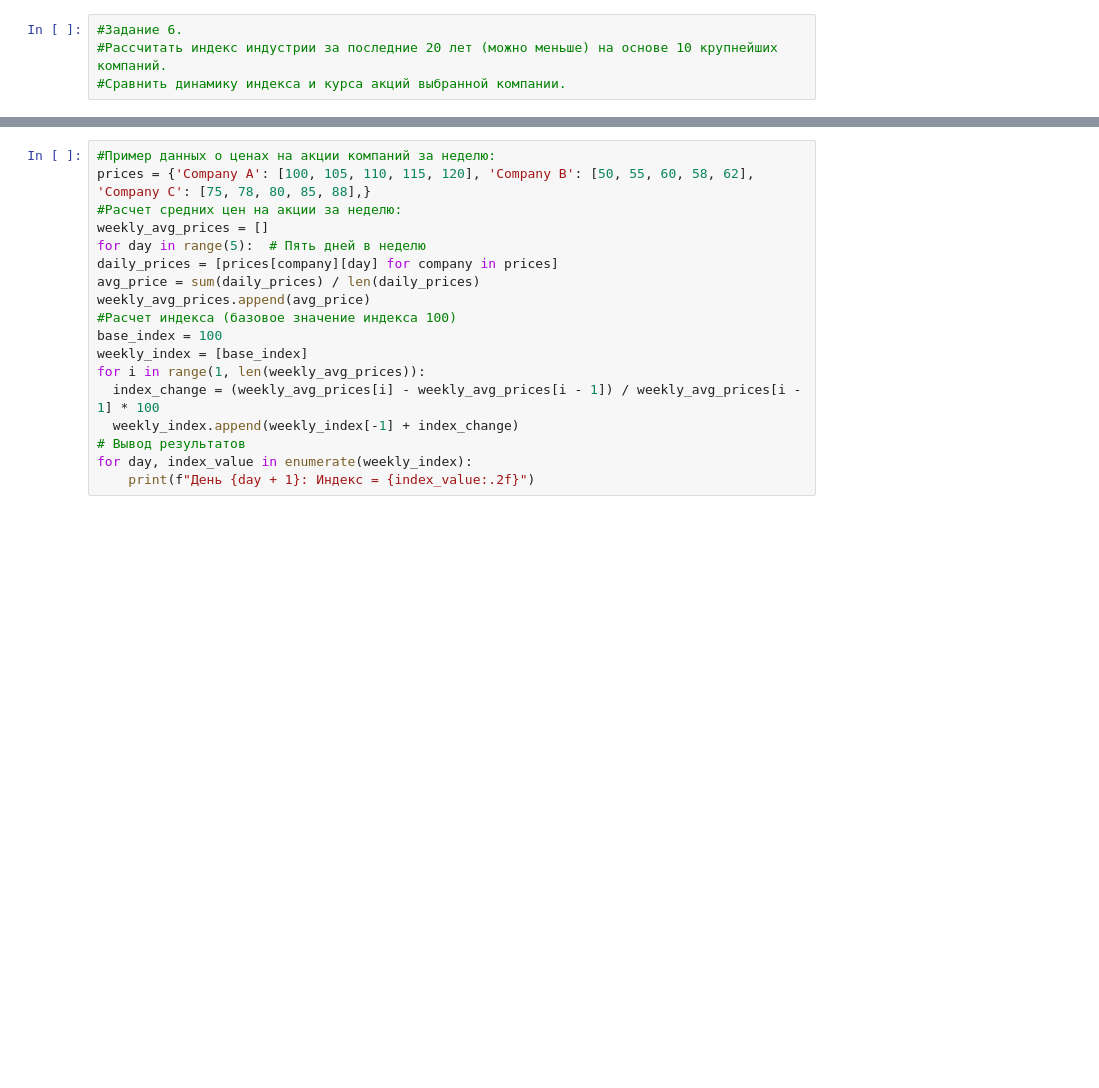
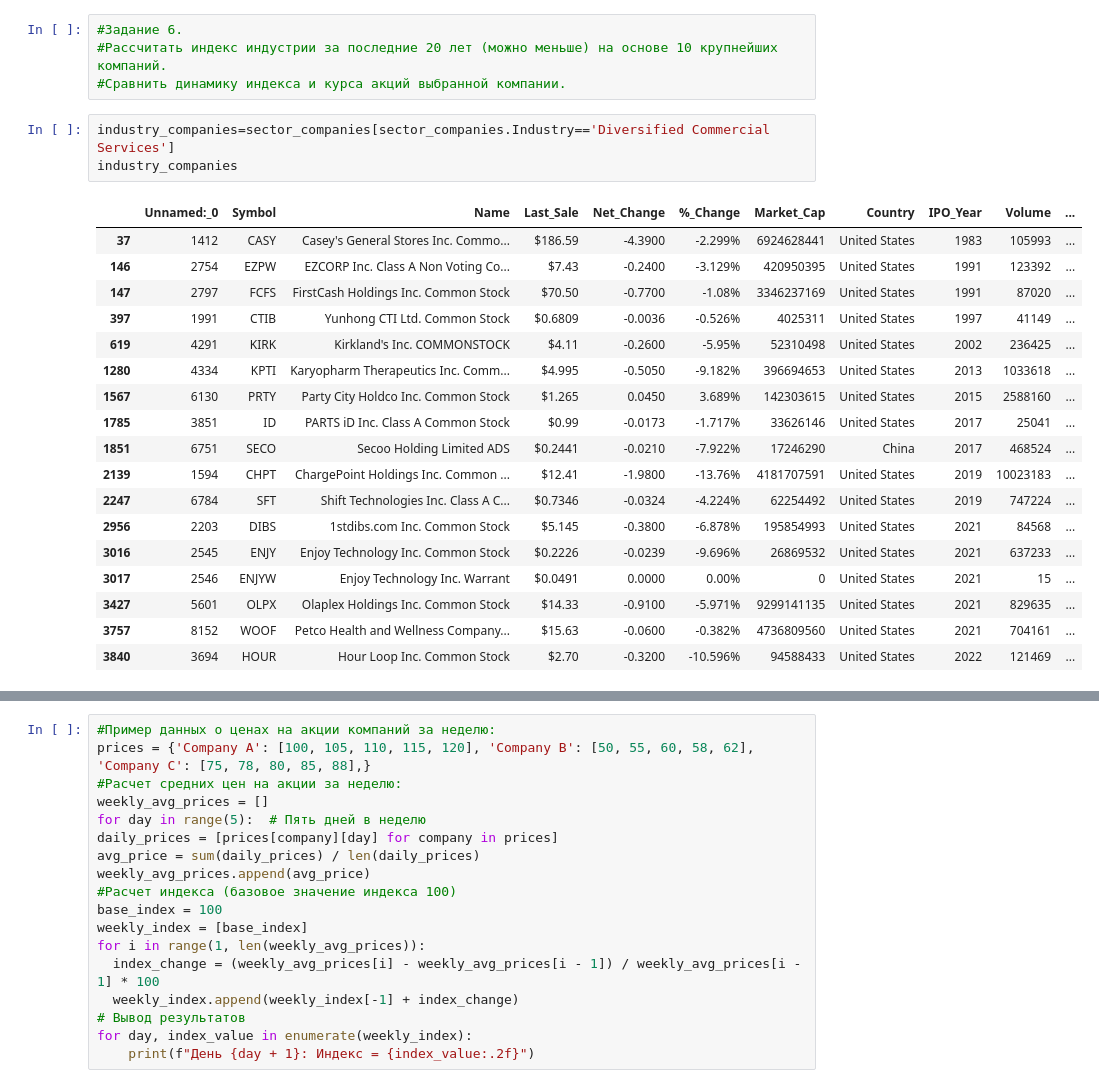
Before and after one commit to maximarbuzov/maxim, a Jupyter notebook: Untitled7.ipynb, the cells around one changed output, grey strips where cells are left out. Drawn from its saved outputs; the diff is of its cells as text; blank space fills up the shorter version.

```diff
--- a/Untitled7.ipynb
+++ b/Untitled7.ipynb
@@ -327,3 +327,25 @@ plt.show()
 #Задание 6.
 #Рассчитать индекс индустрии за последние 20 лет (можно меньше) на основе 10 крупнейших компаний.
 #Сравнить динамику индекса и курса акций выбранной компании.
+# %%
+industry_companies=sector_companies[sector_companies.Industry=='Diversified Commercial Services']
+industry_companies
+# %% [output]
+|  | Unnamed:_0 | Symbol | Name | Last_Sale | Net_Change | %_Change | Market_Cap | Country | IPO_Year | Volume | ... |
+| 37 | 1412 | CASY | Casey's General Stores Inc. Commo... | $186.59 | -4.3900 | -2.299% | 6924628441 | United States | 1983 | 105993 | ... |
+| 146 | 2754 | EZPW | EZCORP Inc. Class A Non Voting Co... | $7.43 | -0.2400 | -3.129% | 420950395 | United States | 1991 | 123392 | ... |
+| 147 | 2797 | FCFS | FirstCash Holdings Inc. Common Stock | $70.50 | -0.7700 | -1.08% | 3346237169 | United States | 1991 | 87020 | ... |
+| 397 | 1991 | CTIB | Yunhong CTI Ltd. Common Stock | $0.6809 | -0.0036 | -0.526% | 4025311 | United States | 1997 | 41149 | ... |
+| 619 | 4291 | KIRK | Kirkland's Inc. COMMONSTOCK | $4.11 | -0.2600 | -5.95% | 52310498 | United States | 2002 | 236425 | ... |
+| 1280 | 4334 | KPTI | Karyopharm Therapeutics Inc. Comm... | $4.995 | -0.5050 | -9.182% | 396694653 | United States | 2013 | 1033618 | ... |
+| 1567 | 6130 | PRTY | Party City Holdco Inc. Common Stock | $1.265 | 0.0450 | 3.689% | 142303615 | United States | 2015 | 2588160 | ... |
+| 1785 | 3851 | ID | PARTS iD Inc. Class A Common Stock | $0.99 | -0.0173 | -1.717% | 33626146 | United States | 2017 | 25041 | ... |
+| 1851 | 6751 | SECO | Secoo Holding Limited ADS | $0.2441 | -0.0210 | -7.922% | 17246290 | China | 2017 | 468524 | ... |
+| 2139 | 1594 | CHPT | ChargePoint Holdings Inc. Common ... | $12.41 | -1.9800 | -13.76% | 4181707591 | United States | 2019 | 10023183 | ... |
+| 2247 | 6784 | SFT | Shift Technologies Inc. Class A C... | $0.7346 | -0.0324 | -4.224% | 62254492 | United States | 2019 | 747224 | ... |
+| 2956 | 2203 | DIBS | 1stdibs.com Inc. Common Stock | $5.145 | -0.3800 | -6.878% | 195854993 | United States | 2021 | 84568 | ... |
+| 3016 | 2545 | ENJY | Enjoy Technology Inc. Common Stock | $0.2226 | -0.0239 | -9.696% | 26869532 | United States | 2021 | 637233 | ... |
+| 3017 | 2546 | ENJYW | Enjoy Technology Inc. Warrant | $0.0491 | 0.0000 | 0.00% | 0 | United States | 2021 | 15 | ... |
+| 3427 | 5601 | OLPX | Olaplex Holdings Inc. Common Stock | $14.33 | -0.9100 | -5.971% | 9299141135 | United States | 2021 | 829635 | ... |
+| 3757 | 8152 | WOOF | Petco Health and Wellness Company... | $15.63 | -0.0600 | -0.382% | 4736809560 | United States | 2021 | 704161 | ... |
+| 3840 | 3694 | HOUR | Hour Loop Inc. Common Stock | $2.70 | -0.3200 | -10.596% | 94588433 | United States | 2022 | 121469 | ... |
```
Also changed, not shown: parts of 2 cells of this notebook.
